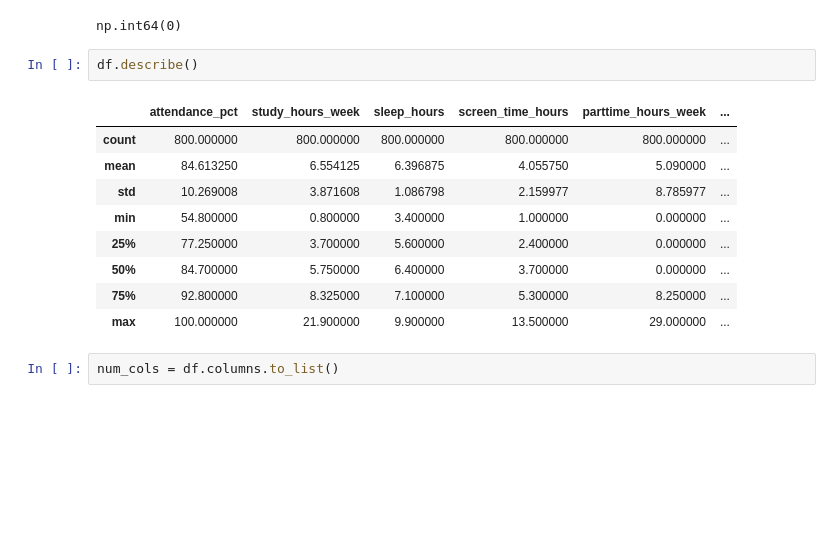
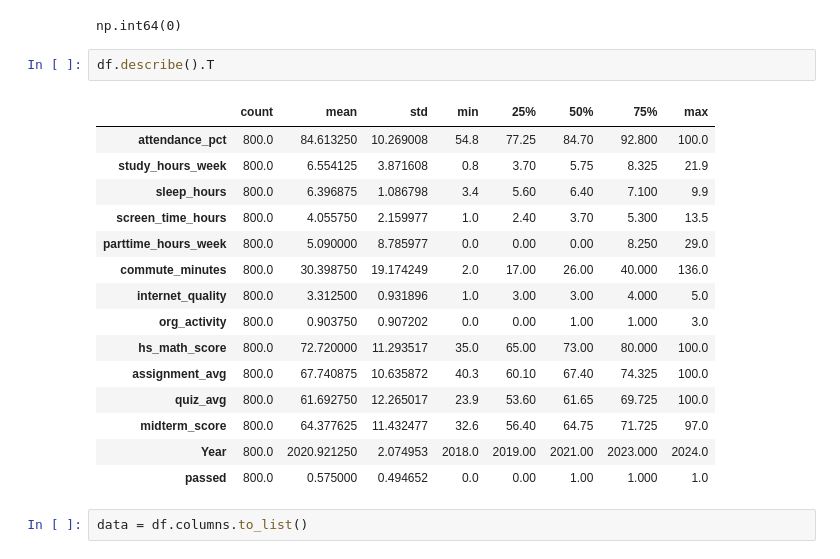
Before and after one commit to livetzy/LearnDC, a Jupyter notebook: DataStudent.ipynb, the cells around one changed output. Cells and saved outputs as stored; diff of their text form; blank space fills up the shorter version.

```diff
--- a/DataStudent.ipynb
+++ b/DataStudent.ipynb
@@ -91,17 +91,23 @@ df.duplicated().sum()
 # %% [output]
 np.int64(0)
 # %%
-df.describe()
+df.describe().T
 # %% [output]
-|  | attendance_pct | study_hours_week | sleep_hours | screen_time_hours | parttime_hours_week | ... |
-| count | 800.000000 | 800.000000 | 800.000000 | 800.000000 | 800.000000 | ... |
-| mean | 84.613250 | 6.554125 | 6.396875 | 4.055750 | 5.090000 | ... |
-| std | 10.269008 | 3.871608 | 1.086798 | 2.159977 | 8.785977 | ... |
-| min | 54.800000 | 0.800000 | 3.400000 | 1.000000 | 0.000000 | ... |
-| 25% | 77.250000 | 3.700000 | 5.600000 | 2.400000 | 0.000000 | ... |
-| 50% | 84.700000 | 5.750000 | 6.400000 | 3.700000 | 0.000000 | ... |
-| 75% | 92.800000 | 8.325000 | 7.100000 | 5.300000 | 8.250000 | ... |
-| max | 100.000000 | 21.900000 | 9.900000 | 13.500000 | 29.000000 | ... |
+|  | count | mean | std | min | 25% | 50% | 75% | max |
+| attendance_pct | 800.0 | 84.613250 | 10.269008 | 54.8 | 77.25 | 84.70 | 92.800 | 100.0 |
+| study_hours_week | 800.0 | 6.554125 | 3.871608 | 0.8 | 3.70 | 5.75 | 8.325 | 21.9 |
+| sleep_hours | 800.0 | 6.396875 | 1.086798 | 3.4 | 5.60 | 6.40 | 7.100 | 9.9 |
+| screen_time_hours | 800.0 | 4.055750 | 2.159977 | 1.0 | 2.40 | 3.70 | 5.300 | 13.5 |
+| parttime_hours_week | 800.0 | 5.090000 | 8.785977 | 0.0 | 0.00 | 0.00 | 8.250 | 29.0 |
+| commute_minutes | 800.0 | 30.398750 | 19.174249 | 2.0 | 17.00 | 26.00 | 40.000 | 136.0 |
+| internet_quality | 800.0 | 3.312500 | 0.931896 | 1.0 | 3.00 | 3.00 | 4.000 | 5.0 |
+| org_activity | 800.0 | 0.903750 | 0.907202 | 0.0 | 0.00 | 1.00 | 1.000 | 3.0 |
+| hs_math_score | 800.0 | 72.720000 | 11.293517 | 35.0 | 65.00 | 73.00 | 80.000 | 100.0 |
+| assignment_avg | 800.0 | 67.740875 | 10.635872 | 40.3 | 60.10 | 67.40 | 74.325 | 100.0 |
+| quiz_avg | 800.0 | 61.692750 | 12.265017 | 23.9 | 53.60 | 61.65 | 69.725 | 100.0 |
+| midterm_score | 800.0 | 64.377625 | 11.432477 | 32.6 | 56.40 | 64.75 | 71.725 | 97.0 |
+| Year | 800.0 | 2020.921250 | 2.074953 | 2018.0 | 2019.00 | 2021.00 | 2023.000 | 2024.0 |
+| passed | 800.0 | 0.575000 | 0.494652 | 0.0 | 0.00 | 1.00 | 1.000 | 1.0 |
 # %%
-num_cols = df.columns.to_list()
+data = df.columns.to_list()
 # %%
```
Also changed, not shown: parts of 10 cells of this notebook, 2 other files.
